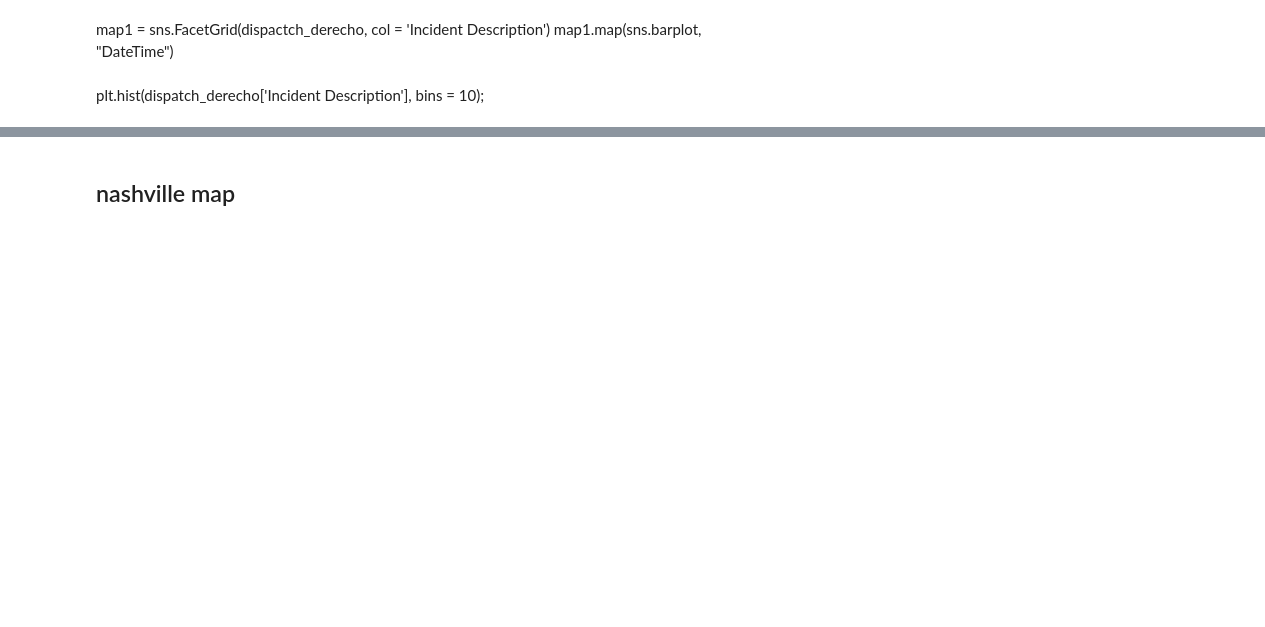
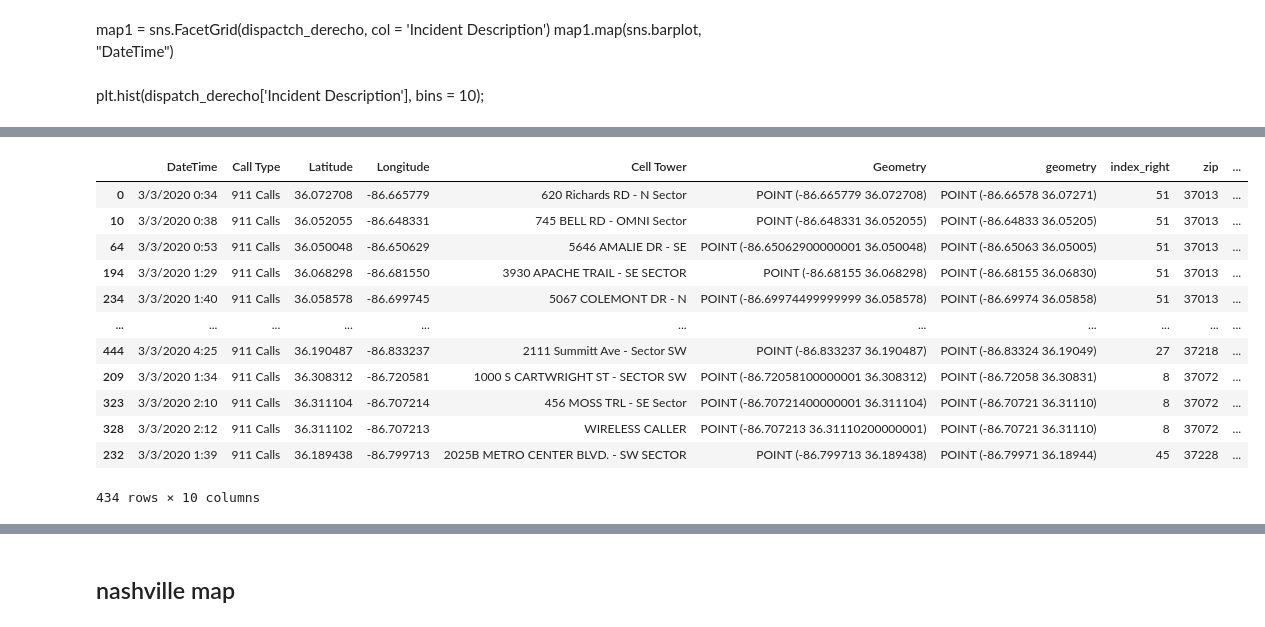
Before and after one commit to MrBardot/NSS-DDA2-metro-nashville-emergency, a Jupyter notebook: metro-nashville-emergency-communications-snickers-thoang.ipynb, the cells around one changed output, grey strips where cells are left out. Cells and saved outputs as stored; diff of their text form; code cells hidden in the pictures; blank space fills up the shorter version.

```diff
--- a/metro-nashville-emergency-communications-snickers-thoang.ipynb
+++ b/metro-nashville-emergency-communications-snickers-thoang.ipynb
@@ -220,0 +188,17 @@ plt.hist(dispatch_derecho['Incident Description'], bins = 10);
+# %%
+tornado_calls_zip = gpd.sjoin(tornado_calls_geo, zipcodes, op = 'within')
+tornado_calls_zip
+# %% [output]
+|  | DateTime | Call Type | Latitude | Longitude | Cell Tower | Geometry | geometry | index_right | zip | ... |
+| 0 | 3/3/2020 0:34 | 911 Calls | 36.072708 | -86.665779 | 620 Richards RD - N Sector | POINT (-86.665779 36.072708) | POINT (-86.66578 36.07271) | 51 | 37013 | ... |
+| 10 | 3/3/2020 0:38 | 911 Calls | 36.052055 | -86.648331 | 745 BELL RD - OMNI Sector | POINT (-86.648331 36.052055) | POINT (-86.64833 36.05205) | 51 | 37013 | ... |
+| 64 | 3/3/2020 0:53 | 911 Calls | 36.050048 | -86.650629 | 5646 AMALIE DR - SE | POINT (-86.65062900000001 36.050048) | POINT (-86.65063 36.05005) | 51 | 37013 | ... |
+| 194 | 3/3/2020 1:29 | 911 Calls | 36.068298 | -86.681550 | 3930 APACHE TRAIL - SE SECTOR | POINT (-86.68155 36.068298) | POINT (-86.68155 36.06830) | 51 | 37013 | ... |
+| 234 | 3/3/2020 1:40 | 911 Calls | 36.058578 | -86.699745 | 5067 COLEMONT DR - N | POINT (-86.69974499999999 36.058578) | POINT (-86.69974 36.05858) | 51 | 37013 | ... |
+| ... | ... | ... | ... | ... | ... | ... | ... | ... | ... | ... |
+| 444 | 3/3/2020 4:25 | 911 Calls | 36.190487 | -86.833237 | 2111 Summitt Ave - Sector SW | POINT (-86.833237 36.190487) | POINT (-86.83324 36.19049) | 27 | 37218 | ... |
+| 209 | 3/3/2020 1:34 | 911 Calls | 36.308312 | -86.720581 | 1000 S CARTWRIGHT ST - SECTOR SW | POINT (-86.72058100000001 36.308312) | POINT (-86.72058 36.30831) | 8 | 37072 | ... |
+| 323 | 3/3/2020 2:10 | 911 Calls | 36.311104 | -86.707214 | 456 MOSS TRL - SE Sector | POINT (-86.70721400000001 36.311104) | POINT (-86.70721 36.31110) | 8 | 37072 | ... |
+| 328 | 3/3/2020 2:12 | 911 Calls | 36.311102 | -86.707213 | WIRELESS CALLER | POINT (-86.707213 36.31110200000001) | POINT (-86.70721 36.31110) | 8 | 37072 | ... |
+| 232 | 3/3/2020 1:39 | 911 Calls | 36.189438 | -86.799713 | 2025B METRO CENTER BLVD. - SW SECTOR | POINT (-86.799713 36.189438) | POINT (-86.79971 36.18944) | 45 | 37228 | ... |
+434 rows × 10 columns
```
Also changed, not shown: parts of 23 cells of this notebook.
